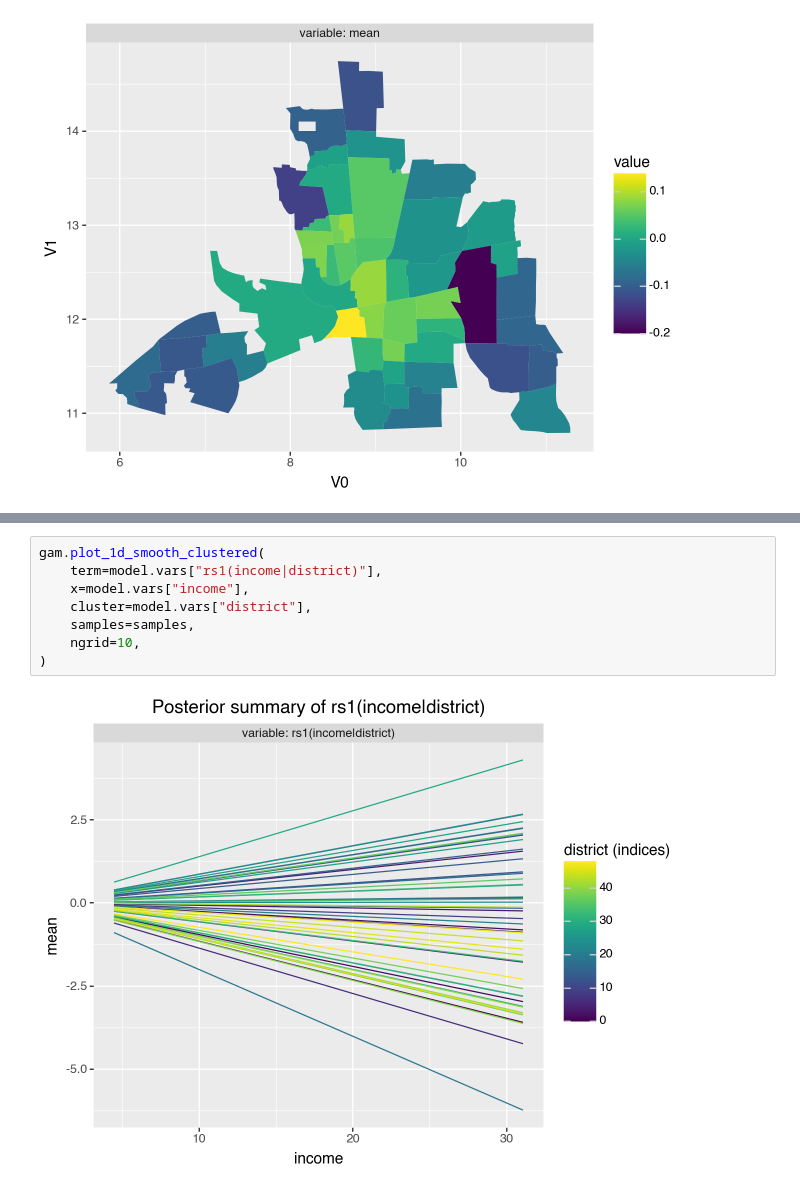
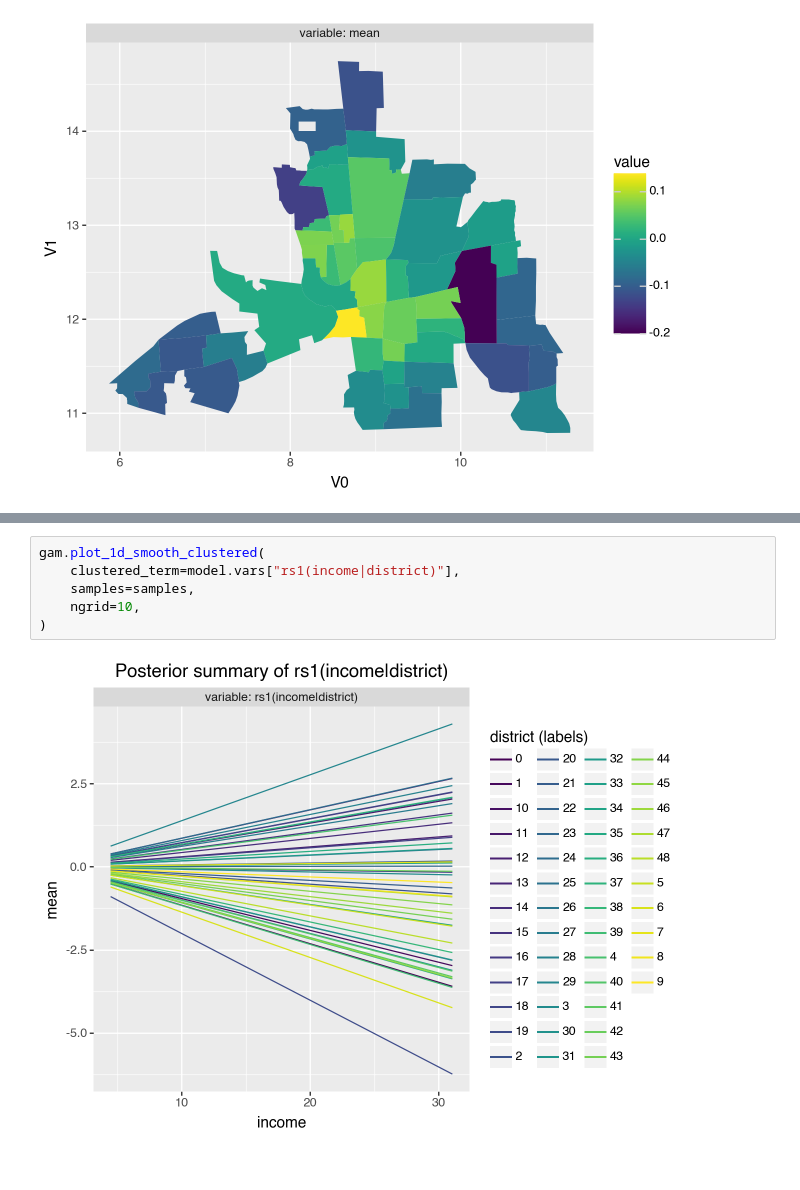
Before and after one commit to liesel-devs/liesel_gam, a Jupyter notebook: notebooks/test_rs_lin.ipynb, the cells around one changed output, grey strips where cells are left out. Saved outputs shown, nothing was run; the diff lists cells and outputs as text.

```diff
--- a/notebooks/test_rs_lin.ipynb
+++ b/notebooks/test_rs_lin.ipynb
@@ -129,10 +132,8 @@ gam.plot_forest(model.vars["ri1(district)"], samples)
 # %%
 gam.plot_1d_smooth_clustered(
-    term=model.vars["rs1(income|district)"],
-    x=model.vars["income"],
-    cluster=model.vars["district"],
+    clustered_term=model.vars["rs1(income|district)"],
     samples=samples,
     ngrid=10,
 )
 # %% [output]
-[figure, old version]
+[figure, new version]
```
Also changed, not shown: parts of 3 cells of this notebook, 9 other files.
